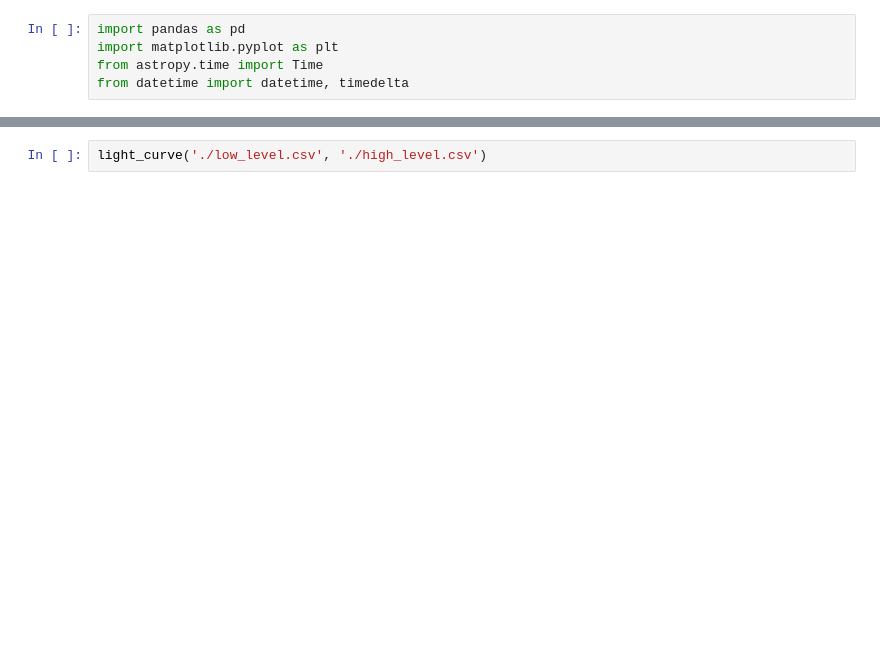
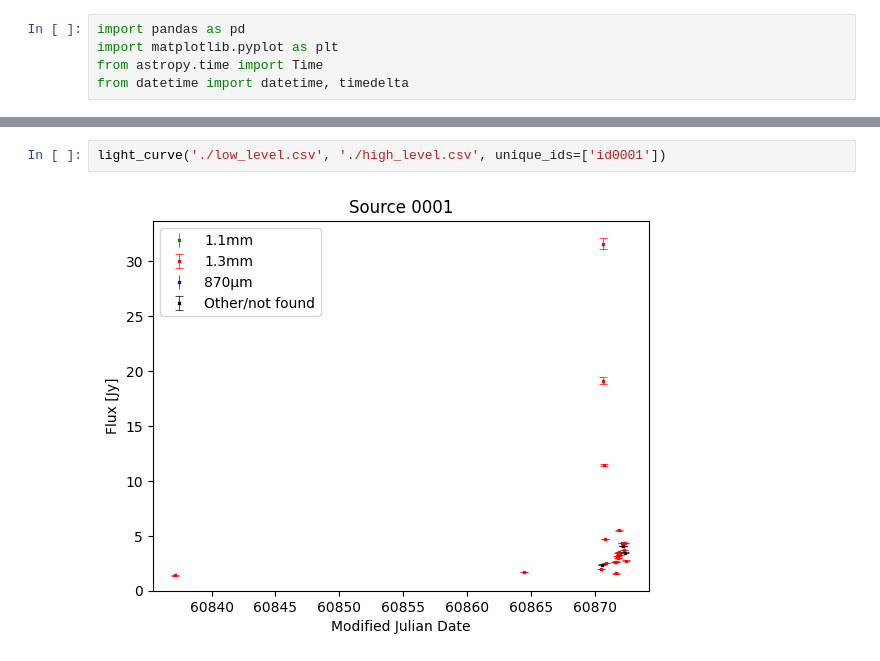
Before and after one commit to xuchloe/protostar, a Jupyter notebook: notebook/light_curve.ipynb, the cells around one changed output, grey strips where cells are left out. Drawn from its saved outputs; the diff is of its cells as text; blank space fills up the shorter version.

Commit message:
testing light curve with M. Gurwell data

```diff
--- a/notebook/light_curve.ipynb
+++ b/notebook/light_curve.ipynb
@@ -78,4 +86,6 @@ def light_curve(low_path: str, high_path: str, unique_ids: list = None):
         plt.legend()
         plt.ylim(bottom=0)
 # %%
-light_curve('./low_level.csv', './high_level.csv')
+light_curve('./low_level.csv', './high_level.csv', unique_ids=['id0001'])
+# %% [output]
+[figure, added]
```
Also changed, not shown: parts of 2 cells of this notebook, 1 other file.
